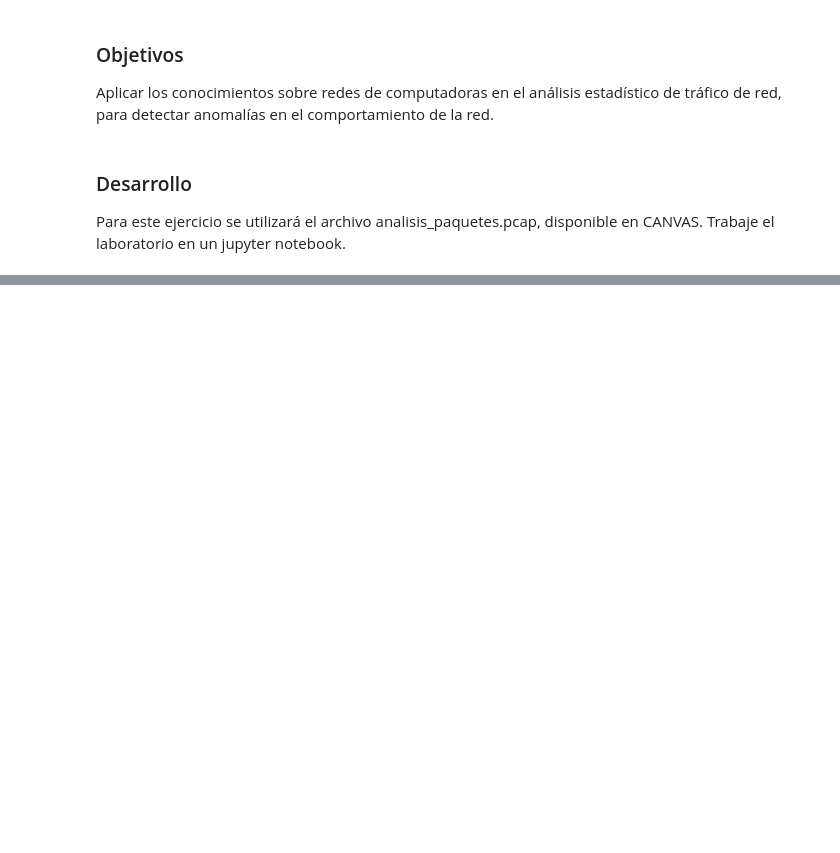
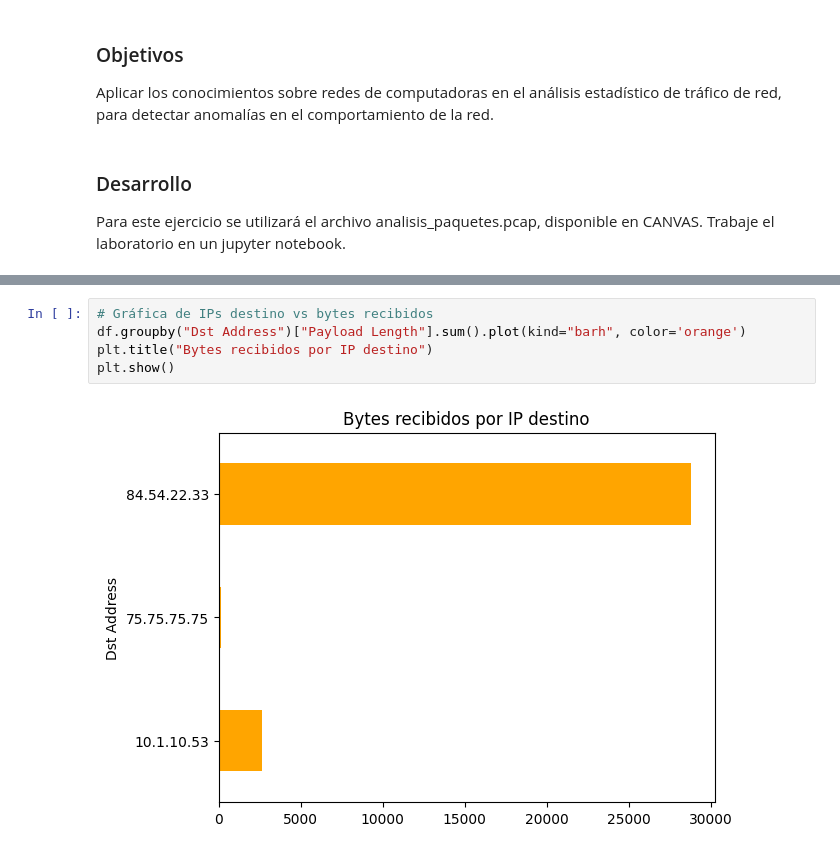
Before and after one commit to Wachuuu15/Lab6_sds, a Jupyter notebook: Lab6.ipynb, the cells around one changed output, grey strips where cells are left out. Cells and saved outputs as stored; diff of their text form; blank space fills up the shorter version.

```diff
--- a/Lab6.ipynb
+++ b/Lab6.ipynb
@@ -65,0 +104,7 @@ print(paquetes[0].summary())
+# %%
+# Gráfica de IPs destino vs bytes recibidos
+df.groupby("Dst Address")["Payload Length"].sum().plot(kind="barh", color='orange')
+plt.title("Bytes recibidos por IP destino")
+plt.show()
+# %% [output]
+[figure, added]
```
Also changed, not shown: parts of 25 cells of this notebook.
